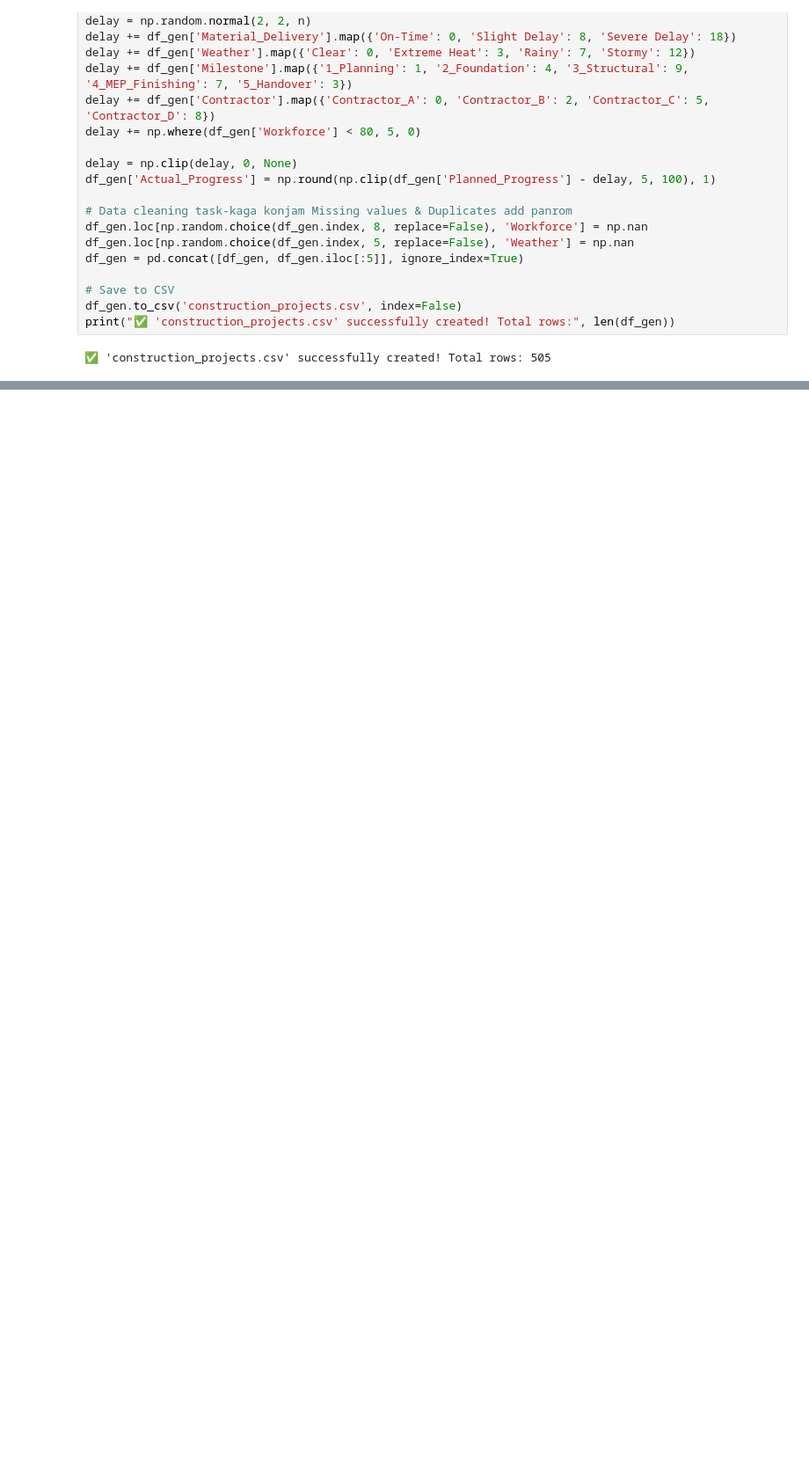
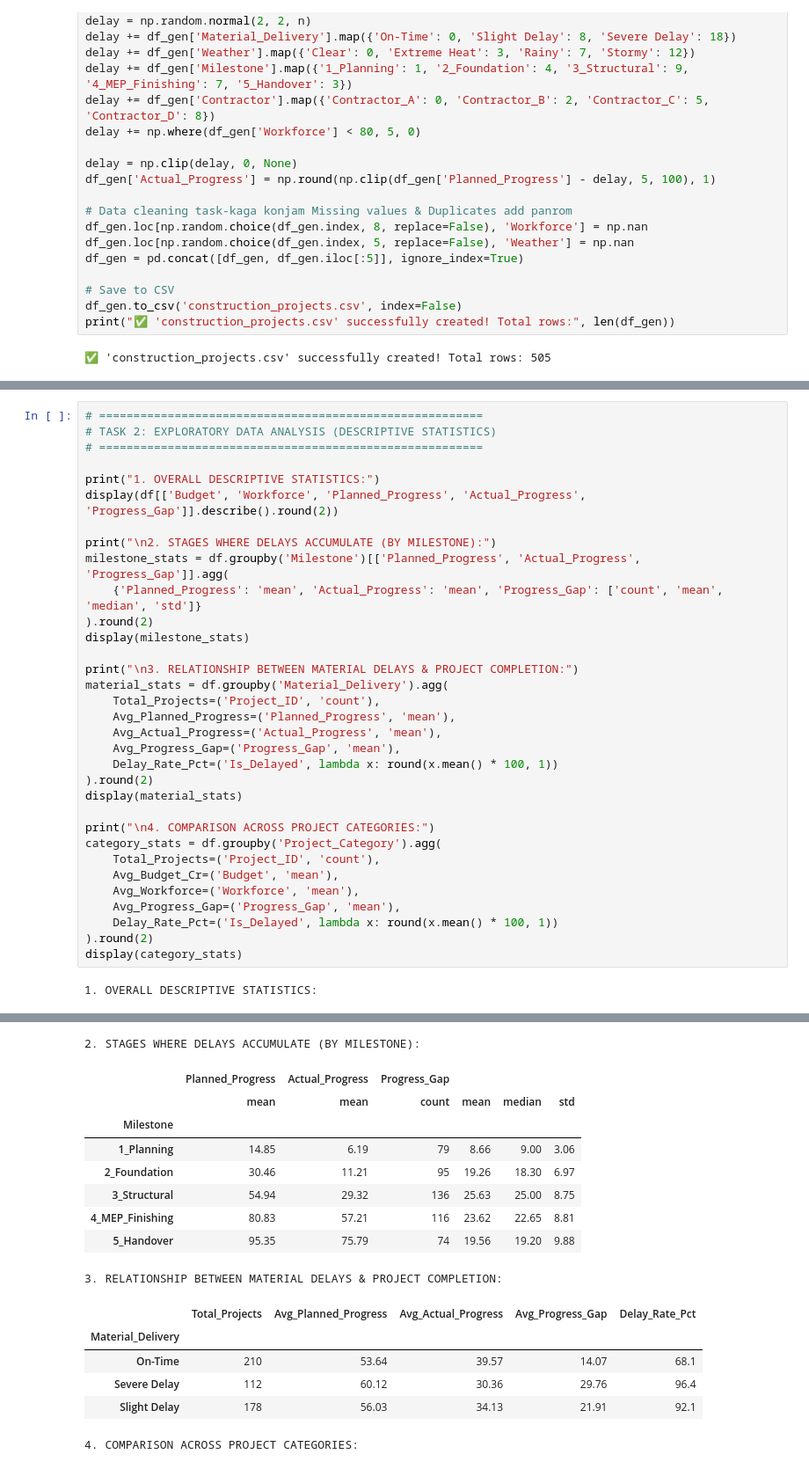
Before and after one commit to muru9031/DS_Day01_51_Construction_Delay, a Jupyter notebook: DS_Day01_51_Construction_Delay.ipynb, the cells around one changed output, grey strips where cells are left out. Shown at 88% size. Drawn from its saved outputs; the diff is of its cells as text; blank space fills up the shorter version.

Commit message:
full task

```diff
--- a/DS_Day01_51_Construction_Delay.ipynb
+++ b/DS_Day01_51_Construction_Delay.ipynb
@@ -69,0 +161,35 @@ print("✅ 'construction_projects.csv' successfully created! Total rows:", len(d
+# %%
+# ========================================================
+# TASK 2: EXPLORATORY DATA ANALYSIS (DESCRIPTIVE STATISTICS)
+# ========================================================
+
+print("1. OVERALL DESCRIPTIVE STATISTICS:")
+display(df[['Budget', 'Workforce', 'Planned_Progress', 'Actual_Progress', 'Progress_Gap']].describe().round(2))
+
+print("\n2. STAGES WHERE DELAYS ACCUMULATE (BY MILESTONE):")
+milestone_stats = df.groupby('Milestone')[['Planned_Progress', 'Actual_Progress', 'Progress_Gap']].agg(
+    {'Planned_Progress': 'mean', 'Actual_Progress': 'mean', 'Progress_Gap': ['count', 'mean', 'median', 'std']}
+).round(2)
+display(milestone_stats)
+
+print("\n3. RELATIONSHIP BETWEEN MATERIAL DELAYS & PROJECT COMPLETION:")
+material_stats = df.groupby('Material_Delivery').agg(
+    Total_Projects=('Project_ID', 'count'),
+    Avg_Planned_Progress=('Planned_Progress', 'mean'),
+    Avg_Actual_Progress=('Actual_Progress', 'mean'),
+    Avg_Progress_Gap=('Progress_Gap', 'mean'),
+    Delay_Rate_Pct=('Is_Delayed', lambda x: round(x.mean() * 100, 1))
+).round(2)
+display(material_stats)
+
+print("\n4. COMPARISON ACROSS PROJECT CATEGORIES:")
+category_stats = df.groupby('Project_Category').agg(
+    Total_Projects=('Project_ID', 'count'),
+    Avg_Budget_Cr=('Budget', 'mean'),
+    Avg_Workforce=('Workforce', 'mean'),
+    Avg_Progress_Gap=('Progress_Gap', 'mean'),
+    Delay_Rate_Pct=('Is_Delayed', lambda x: round(x.mean() * 100, 1))
+).round(2)
+display(category_stats)
+# %% [output]
+1. OVERALL DESCRIPTIVE STATISTICS:
@@ -69,0 +205,16 @@ print("✅ 'construction_projects.csv' successfully created! Total rows:", len(d
+2. STAGES WHERE DELAYS ACCUMULATE (BY MILESTONE):
+|  | Planned_Progress | Actual_Progress | Progress_Gap |  |  |  |
+|  | mean | mean | count | mean | median | std |
+| Milestone |  |  |  |  |  |  |
+| 1_Planning | 14.85 | 6.19 | 79 | 8.66 | 9.00 | 3.06 |
+| 2_Foundation | 30.46 | 11.21 | 95 | 19.26 | 18.30 | 6.97 |
+| 3_Structural | 54.94 | 29.32 | 136 | 25.63 | 25.00 | 8.75 |
+| 4_MEP_Finishing | 80.83 | 57.21 | 116 | 23.62 | 22.65 | 8.81 |
+| 5_Handover | 95.35 | 75.79 | 74 | 19.56 | 19.20 | 9.88 |
+3. RELATIONSHIP BETWEEN MATERIAL DELAYS & PROJECT COMPLETION:
+|  | Total_Projects | Avg_Planned_Progress | Avg_Actual_Progress | Avg_Progress_Gap | Delay_Rate_Pct |
+| Material_Delivery |  |  |  |  |  |
+| On-Time | 210 | 53.64 | 39.57 | 14.07 | 68.1 |
+| Severe Delay | 112 | 60.12 | 30.36 | 29.76 | 96.4 |
+| Slight Delay | 178 | 56.03 | 34.13 | 21.91 | 92.1 |
+4. COMPARISON ACROSS PROJECT CATEGORIES:
```
Also changed, not shown: parts of 4 cells of this notebook.
